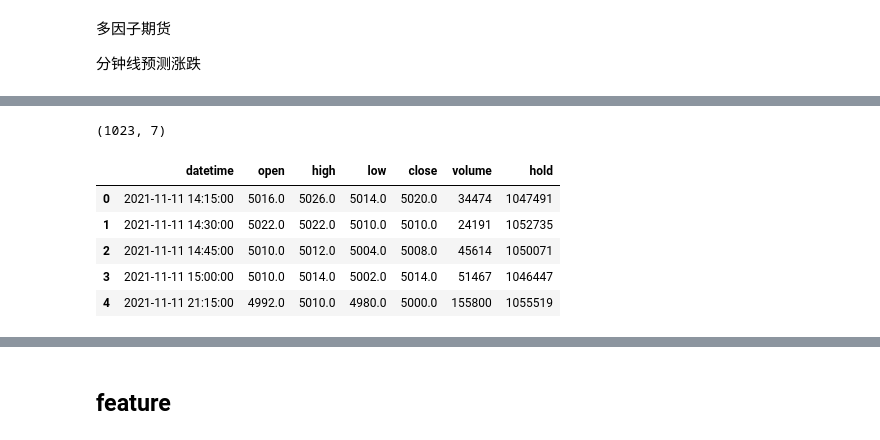
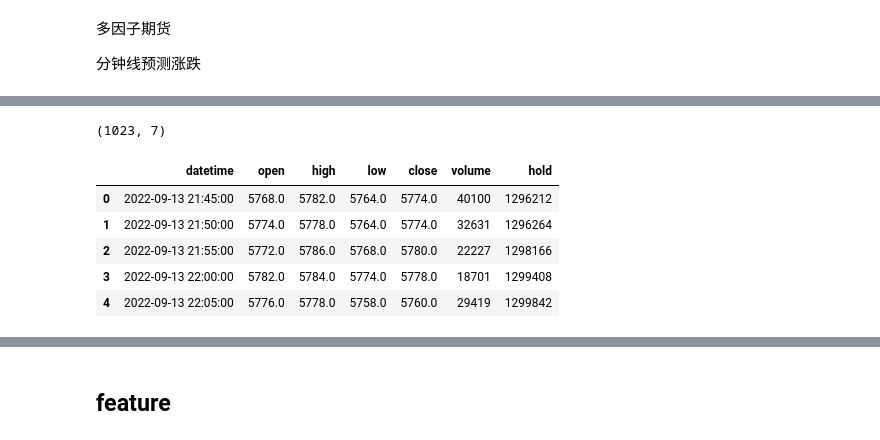
Before and after one commit to kylin-zhou/quant, a Jupyter notebook: notebook/multifactor_002.ipynb, the cells around one changed output, grey strips where cells are left out. Saved outputs shown, nothing was run; the diff lists cells and outputs as text; code cells hidden in the pictures.

```diff
--- a/notebook/multifactor_002.ipynb
+++ b/notebook/multifactor_002.ipynb
@@ -40,13 +20,20 @@ ta_df.head()
-# %%
-ta_df.shape
-# %% [output]
-(1023, 7)
-# %%
-ta_df.head()
-# %% [output]
-|  | datetime | open | high | low | close | volume | hold |
-| 0 | 2021-11-11 14:15:00 | 5016.0 | 5026.0 | 5014.0 | 5020.0 | 34474 | 1047491 |
-| 1 | 2021-11-11 14:30:00 | 5022.0 | 5022.0 | 5010.0 | 5010.0 | 24191 | 1052735 |
-| 2 | 2021-11-11 14:45:00 | 5010.0 | 5012.0 | 5004.0 | 5008.0 | 45614 | 1050071 |
-| 3 | 2021-11-11 15:00:00 | 5010.0 | 5014.0 | 5002.0 | 5014.0 | 51467 | 1046447 |
-| 4 | 2021-11-11 21:15:00 | 4992.0 | 5010.0 | 4980.0 | 5000.0 | 155800 | 1055519 |
+# %%
+""" 候选品种
+TA0 czce    PTA连续
+MA0	czce	甲醇连续
+RM0	czce	菜粕连续
+C0  dce     玉米连续
+"""
+import akshare as ak
+
+ta_df = ak.futures_zh_minute_sina(symbol="TA2301", period="5")
+print(ta_df.shape)
+ta_df.head()
+# %% [output]
+(1023, 7)
+|  | datetime | open | high | low | close | volume | hold |
+| 0 | 2022-09-13 21:45:00 | 5768.0 | 5782.0 | 5764.0 | 5774.0 | 40100 | 1296212 |
+| 1 | 2022-09-13 21:50:00 | 5774.0 | 5778.0 | 5764.0 | 5774.0 | 32631 | 1296264 |
+| 2 | 2022-09-13 21:55:00 | 5772.0 | 5786.0 | 5768.0 | 5780.0 | 22227 | 1298166 |
+| 3 | 2022-09-13 22:00:00 | 5782.0 | 5784.0 | 5774.0 | 5778.0 | 18701 | 1299408 |
+| 4 | 2022-09-13 22:05:00 | 5776.0 | 5778.0 | 5758.0 | 5760.0 | 29419 | 1299842 |
```
Also changed, not shown: parts of 23 cells of this notebook, 7 other files.
